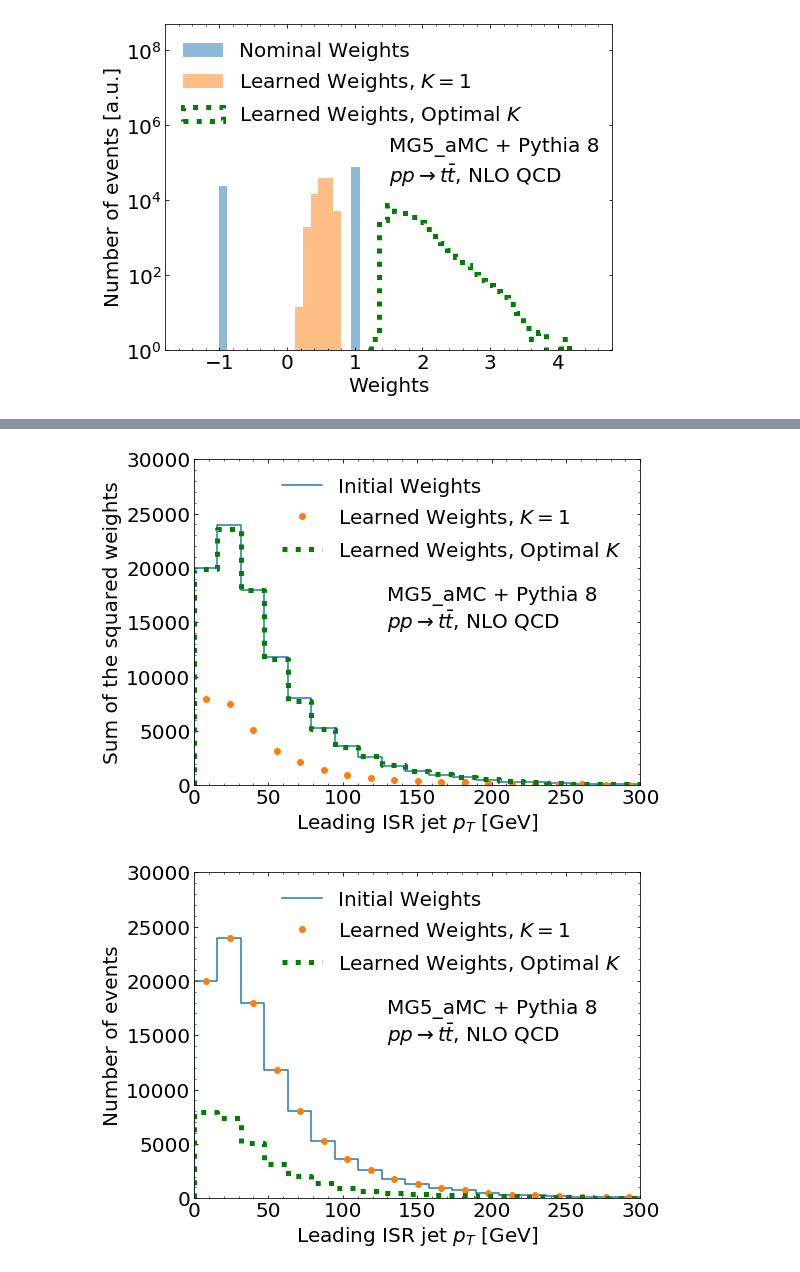
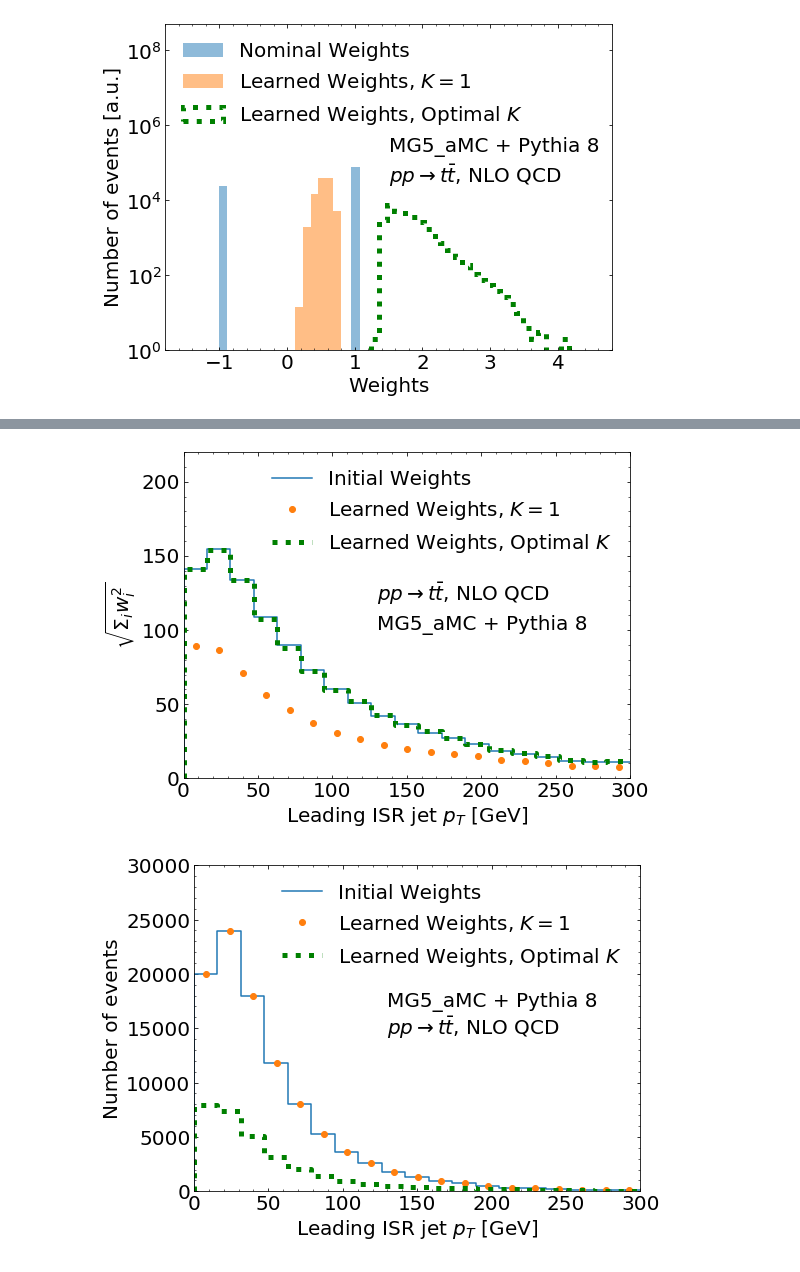
Before and after one commit to bnachman/NeuralPositiveResampler, a Jupyter notebook: TopQuarksExample.ipynb, the cells around one changed output, grey strips where cells are left out. Cells and saved outputs as stored; diff of their text form; code cells hidden in the pictures.

Commit message:
added ratio and switched to square root

```diff
--- a/TopQuarksExample.ipynb
+++ b/TopQuarksExample.ipynb
@@ -984,3 +912,19 @@ W2_sampled2 = [sum(neweights[Bins2_newval==i]**2) for i in range(10)]
 L2_original2 = [len(Wf_val[Yf_val[:,0]==0][Bins2_val==i]**2) for i in range(10)]
 L2_new2 = [len(learned_weightsf[Yf_val[:,0]==0][Bins2_val==i]**2) for i in range(10)]
 L2_sampled2 = [len(neweights[Bins2_newval==i]**2) for i in range(10)]
+# %%
+W2_original = np.array(W2_original)
+W2_new = np.array(W2_new)
+W2_sampled = np.array(W2_original)
+
+L2_original = np.array(L2_original)
+L2_new = np.array(L2_new)
+L2_sampled = np.array(L2_sampled)
+
+W2_original2 = np.array(W2_original2)
+W2_new2 = np.array(W2_new2)
+W2_sampled2 = np.array(W2_original2)
+
+L2_original2 = np.array(L2_original2)
+L2_new2 = np.array(L2_new2)
+L2_sampled2 = np.array(L2_sampled2)
@@ -987,31 +1026,31 @@ L2_sampled2 = [len(neweights[Bins2_newval==i]**2) for i in range(10)]
 # %%
 fig = plt.figure(figsize=(8, 6))
 gs = gridspec.GridSpec(1, 1)
 ax0 = plt.subplot(gs[0])
 ax0.yaxis.set_ticks_position('both')
 ax0.xaxis.set_ticks_position('both')
 ax0.tick_params(direction="in",which="both")
 plt.xticks(fontsize=20)
 plt.yticks(fontsize=20)
 ax0.minorticks_on()
 
-plt.step(np.linspace(0,300,20),W2_original,label="Initial Weights")
-plt.step(np.array(np.linspace(0,300,20))-0.5*300/20,W2_new,label=r"Learned Weights, $K=1$",marker='o',ls='none')
-plt.step(np.linspace(0,300,20),W2_sampled,label=r"Learned Weights, Optimal $K$",ls=":",linewidth=5,color="green")
+plt.step(np.linspace(0,300,20),np.sqrt(W2_original),label="Initial Weights")
+plt.step(np.array(np.linspace(0,300,20))-0.5*300/20,np.sqrt(W2_new),label=r"Learned Weights, $K=1$",marker='o',ls='none')
+plt.step(np.linspace(0,300,20),np.sqrt(W2_sampled),label=r"Learned Weights, Optimal $K$",ls=":",linewidth=5,color="green")
 plt.legend(frameon=False,fontsize=20,loc="upper right")
 
 plt.xlim([0,300])
-plt.ylim([0,30000])
-plt.ylabel("Sum of the squared weights",fontsize=20)
+plt.ylim([0,220])
+plt.ylabel("$\sqrt{\Sigma_i w_i^2}$",fontsize=20)
 plt.xlabel(r"Leading ISR jet $p_T$ [GeV]",fontsize=20)
 plt.locator_params(axis='y', nbins=6)
 
-plt.text(130,17000,"MG5_aMC + Pythia 8",fontsize=20)
-plt.text(130,14500,r"$pp \rightarrow t\bar{t}$, NLO QCD",fontsize=20)
+plt.text(130,100,"MG5_aMC + Pythia 8",fontsize=20)
+plt.text(130,120,r"$pp \rightarrow t\bar{t}$, NLO QCD",fontsize=20)
 
 plt.savefig("ISRpT_full_withk_sumw2.pdf",bbox_inches='tight')
 # %% [output]
-[figure, old version]
+[figure, new version]
 # %%
 fig = plt.figure(figsize=(8, 6))
 gs = gridspec.GridSpec(1, 1)
```
Also changed, not shown: parts of 12 cells of this notebook, 1 other file.
